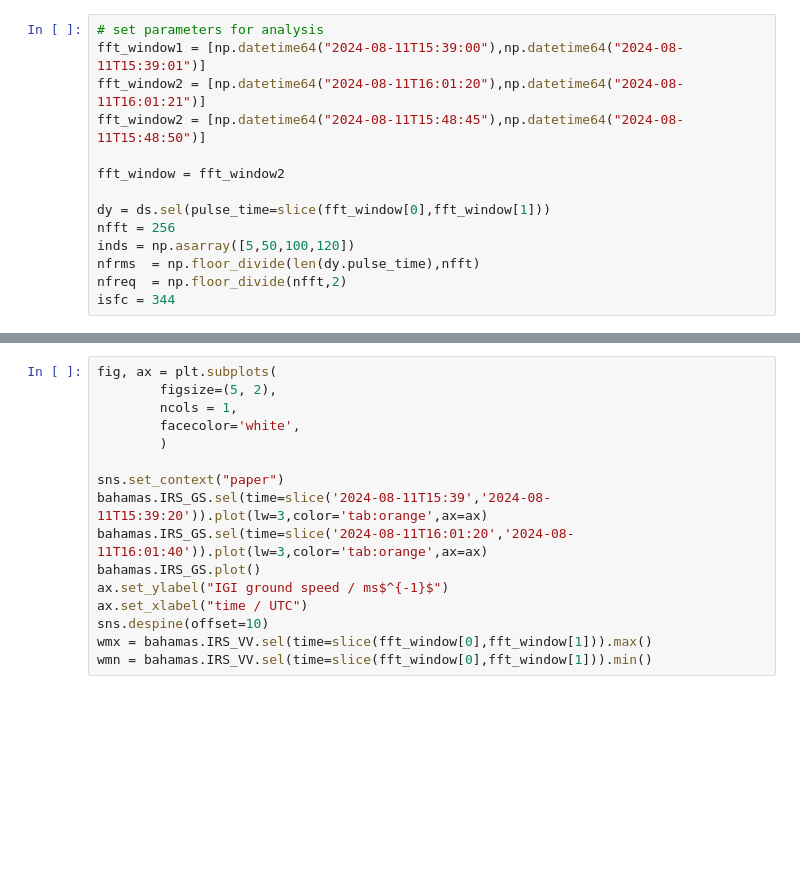
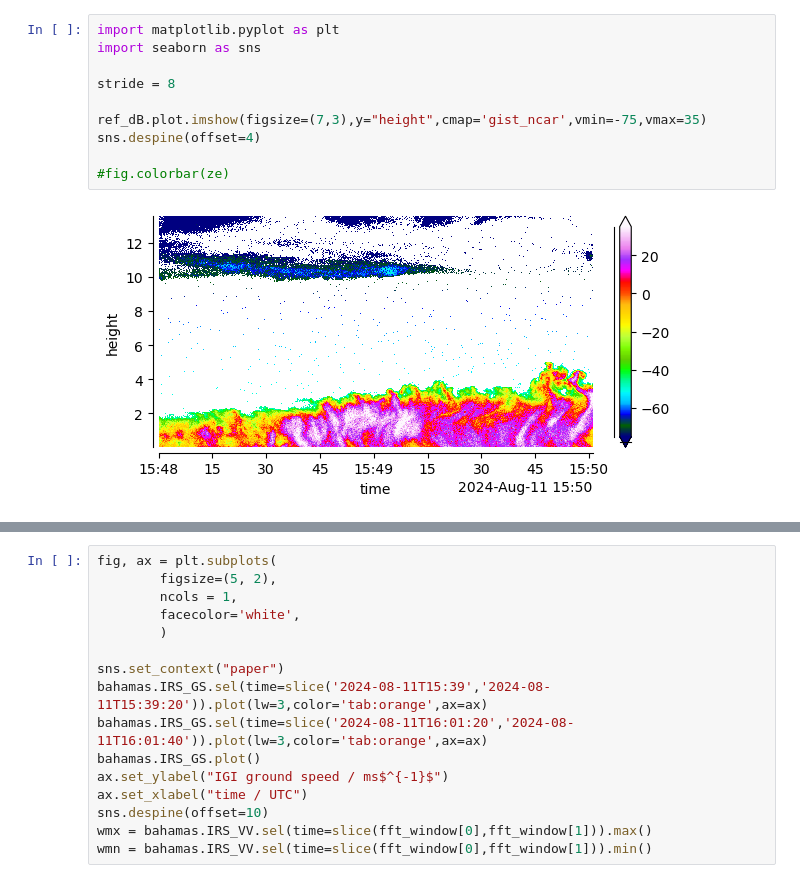
Before and after one commit to bjorn-stevens/hamp_radar, a Jupyter notebook: scripts/playground-bs.ipynb, the cells around one changed output, grey strips where cells are left out. Cells and saved outputs as stored; diff of their text form; blank space fills up the shorter version.

```diff
--- a/scripts/playground-bs.ipynb
+++ b/scripts/playground-bs.ipynb
@@ -119,14 +58,12 @@ filtering with gaussian
-# %%
-# set parameters for analysis
-fft_window1 = [np.datetime64("2024-08-11T15:39:00"),np.datetime64("2024-08-11T15:39:01")]
-fft_window2 = [np.datetime64("2024-08-11T16:01:20"),np.datetime64("2024-08-11T16:01:21")]
-fft_window2 = [np.datetime64("2024-08-11T15:48:45"),np.datetime64("2024-08-11T15:48:50")]
-
-fft_window = fft_window2
-
-dy = ds.sel(pulse_time=slice(fft_window[0],fft_window[1]))
-nfft = 256
-inds = np.asarray([5,50,100,120])
-nfrms  = np.floor_divide(len(dy.pulse_time),nfft)
-nfreq  = np.floor_divide(nfft,2)
-isfc = 344
+# %%
+import matplotlib.pyplot as plt
+import seaborn as sns
+
+stride = 8
+
+ref_dB.plot.imshow(figsize=(7,3),y="height",cmap='gist_ncar',vmin=-75,vmax=35)
+sns.despine(offset=4)
+
+#fig.colorbar(ze)
+# %% [output]
+[figure, added]
```
Also changed, not shown: parts of 9 cells of this notebook, 1 other file.
